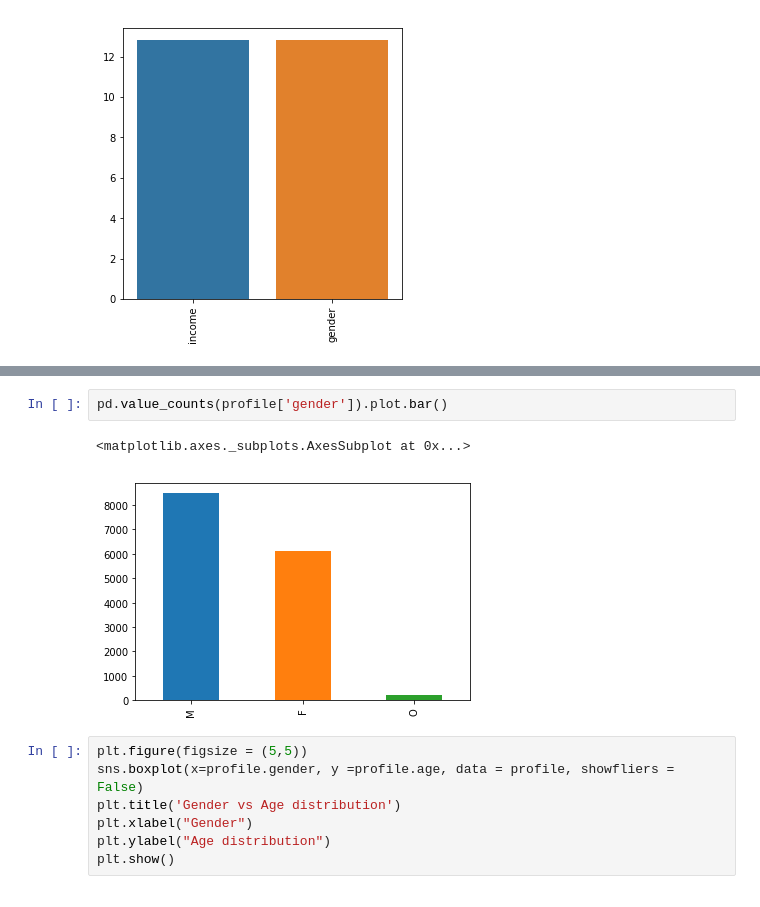
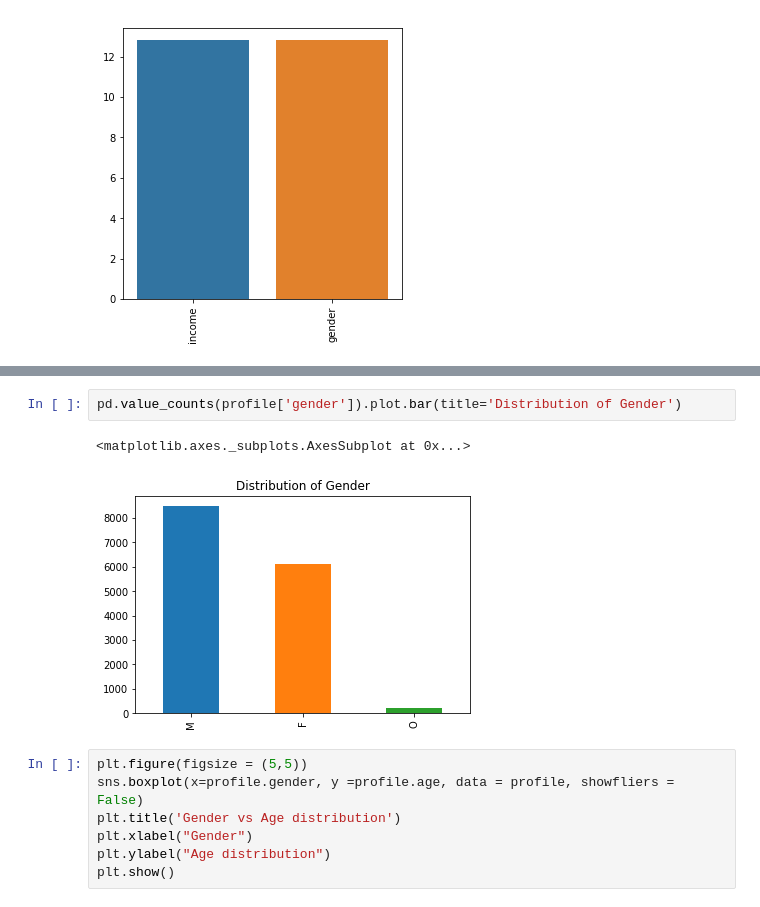
Before and after one commit to kashyapbarua/starbucks-analysis, a Jupyter notebook: Starbucks_Capstone_notebook.ipynb, the cells around one changed output, grey strips where cells are left out. Drawn from its saved outputs; the diff is of its cells as text.

```diff
--- a/Starbucks_Capstone_notebook.ipynb
+++ b/Starbucks_Capstone_notebook.ipynb
@@ -176,8 +176,8 @@ plt.title('Income Range Distribution');
 # %%
-pd.value_counts(profile['gender']).plot.bar()
+pd.value_counts(profile['gender']).plot.bar(title='Distribution of Gender')
 # %% [output]
 <matplotlib.axes._subplots.AxesSubplot at 0x...>
-[figure, old version]
+[figure, new version]
 # %%
 plt.figure(figsize = (5,5))
 sns.boxplot(x=profile.gender, y =profile.age, data = profile, showfliers = False)
```
Also changed, not shown: parts of 62 cells of this notebook.
